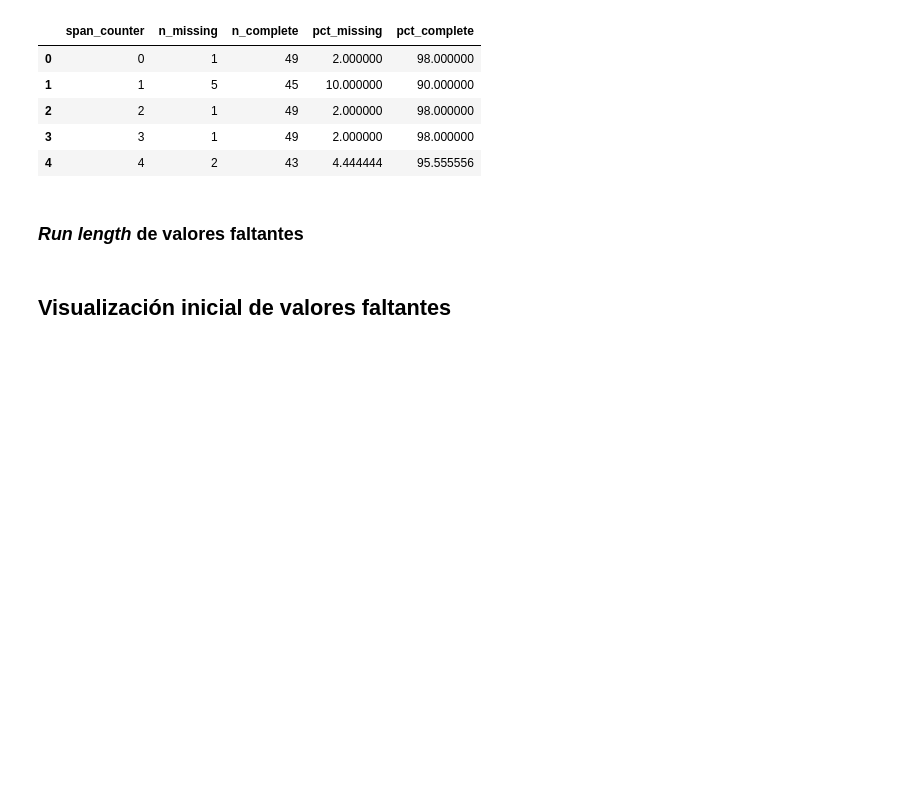
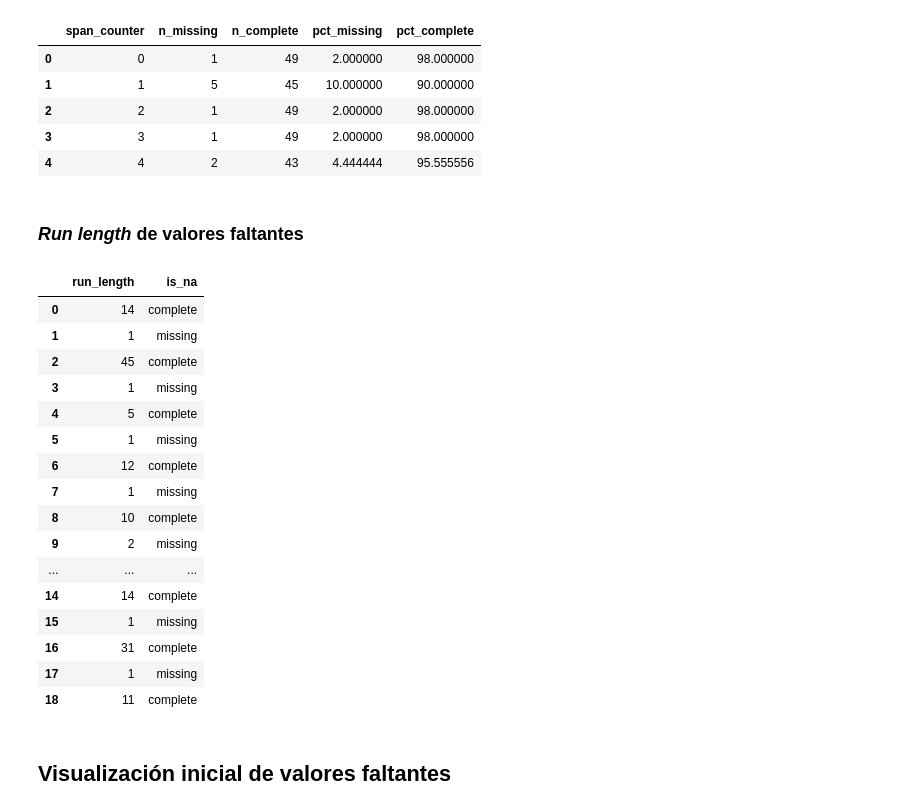
Before and after one commit to jariel17/curso-datos-faltantes-de, a Jupyter notebook: live-exploration-missing-values.ipynb, the cells around one changed output. Drawn from its saved outputs; the diff is of its cells as text; code cells hidden in the pictures; blank space fills up the shorter version.

Commit message:
Add missing values tabulation

```diff
--- a/live-exploration-missing-values.ipynb
+++ b/live-exploration-missing-values.ipynb
@@ -369,6 +369,33 @@ riskfactors_df.missing.missing_case_table()
 | 4 | 4 | 2 | 43 | 4.444444 | 95.555556 |
 # %% [markdown]
 ### _Run length_ de valores faltantes
+# %%
+(
+    riskfactors_df
+    .missing
+    .missing_variable_run(
+        variable="weight_lbs"
+
+    )
+)
+# %% [output]
+|  | run_length | is_na |
+| 0 | 14 | complete |
+| 1 | 1 | missing |
+| 2 | 45 | complete |
+| 3 | 1 | missing |
+| 4 | 5 | complete |
+| 5 | 1 | missing |
+| 6 | 12 | complete |
+| 7 | 1 | missing |
+| 8 | 10 | complete |
+| 9 | 2 | missing |
+| ... | ... | ... |
+| 14 | 14 | complete |
+| 15 | 1 | missing |
+| 16 | 31 | complete |
+| 17 | 1 | missing |
+| 18 | 11 | complete |
 # %% [markdown]
 ## Visualización inicial de valores faltantes
 # %% [markdown]
```
